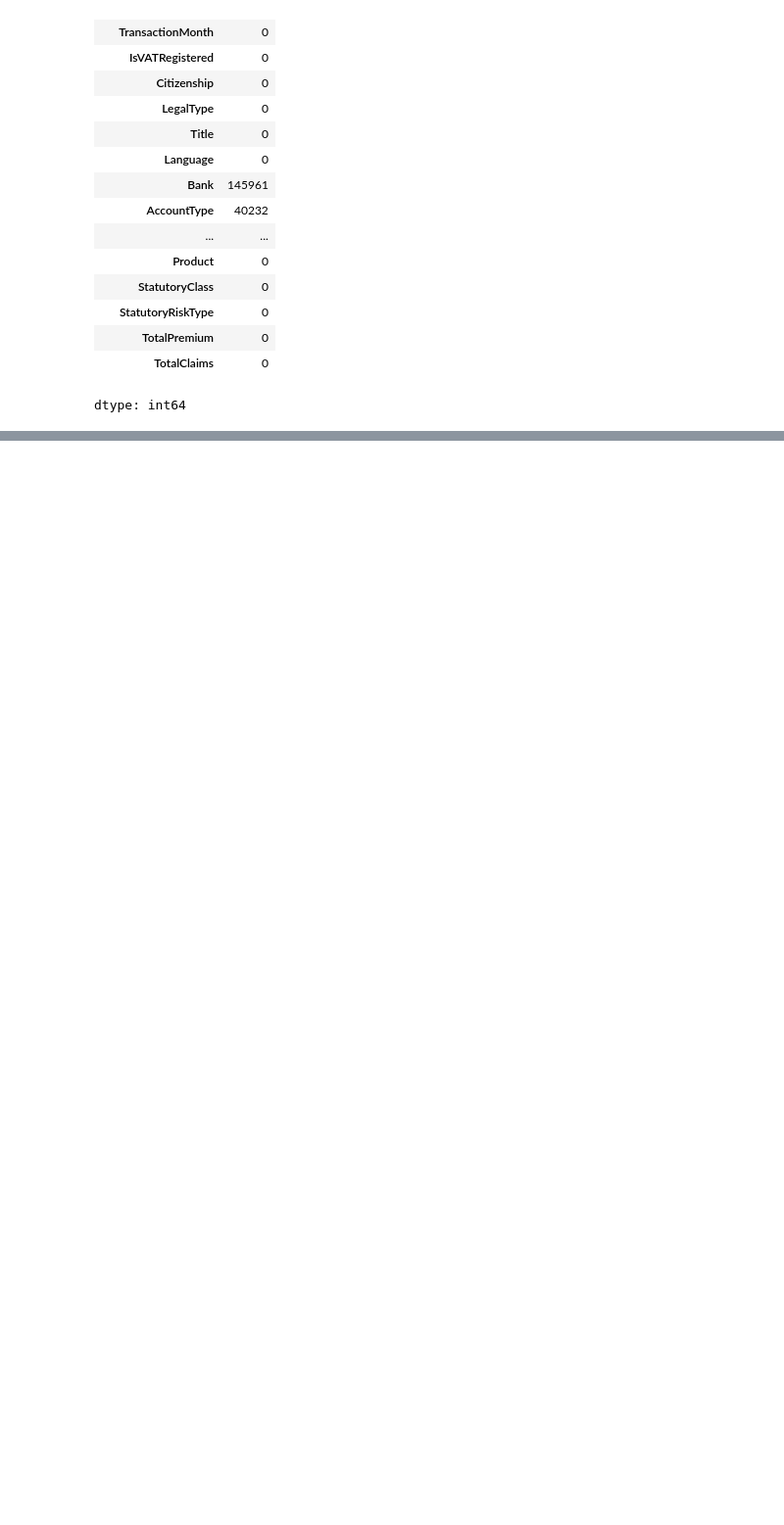
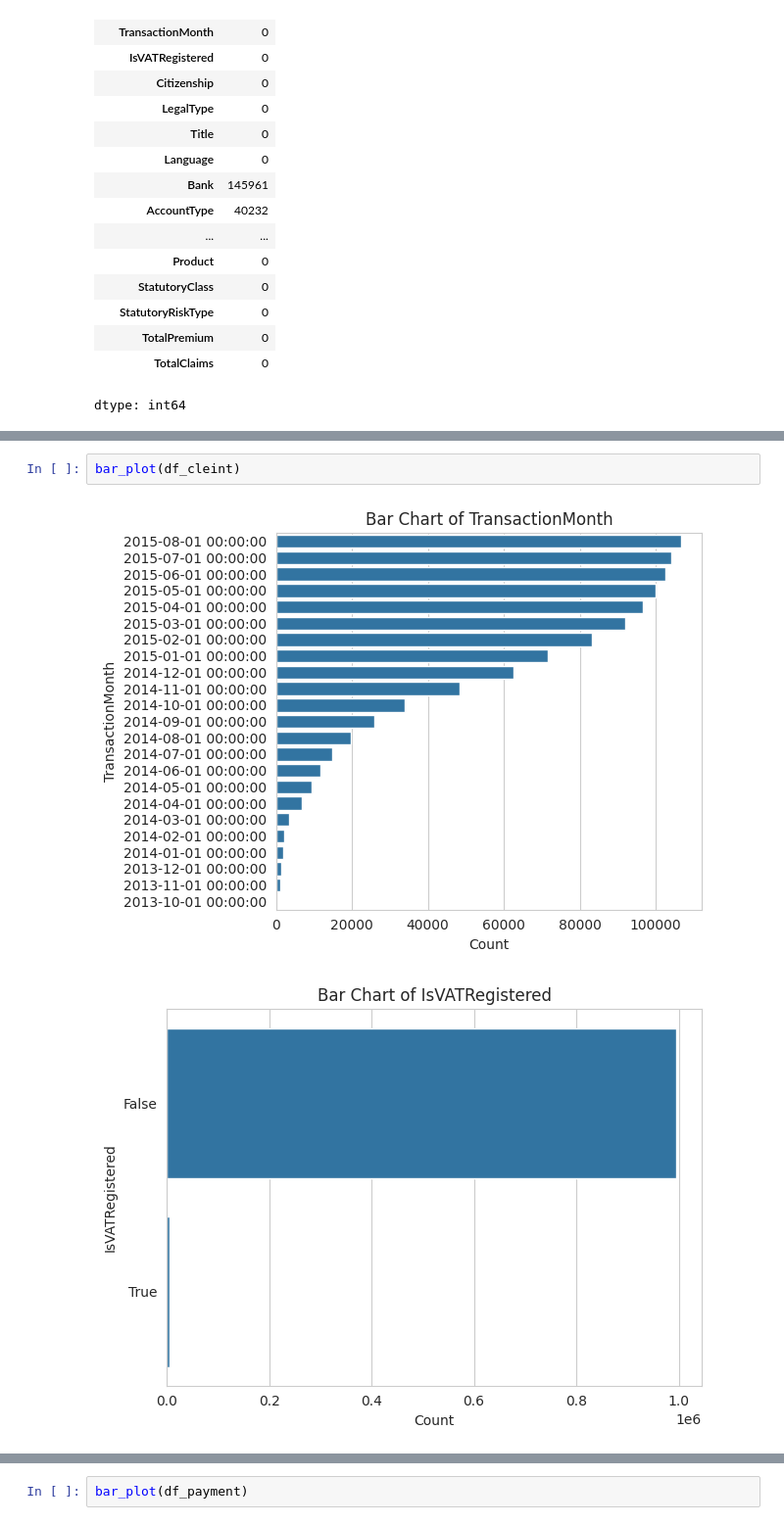
Before and after one commit to Amanzlastt/kifyaw3, a Jupyter notebook: notebooks/Eda.ipynb, the cells around one changed output, grey strips where cells are left out. Shown: that part at 98% size. Drawn from its saved outputs; the diff is of its cells as text; blank space fills up the shorter version.

```diff
--- a/notebooks/Eda.ipynb
+++ b/notebooks/Eda.ipynb
@@ -167,0 +199,5 @@ histogram(df_cleint)
+# %%
+bar_plot(df_cleint)
+# %% [output]
+[figure, added]
+[figure, added]
@@ -167,0 +212,2 @@ histogram(df_cleint)
+# %%
+bar_plot(df_payment)
```
Also changed, not shown: parts of 10 cells of this notebook.
